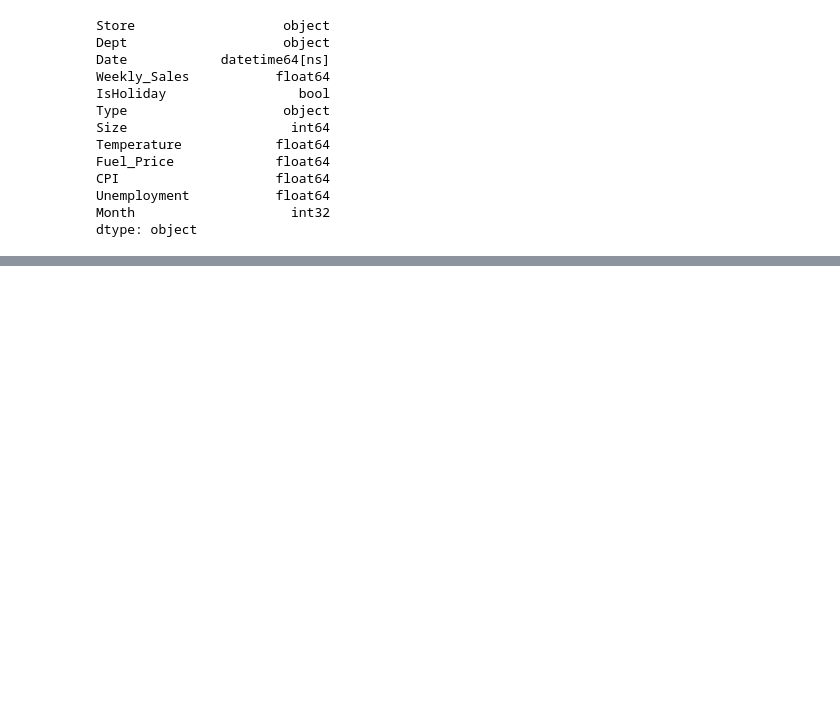
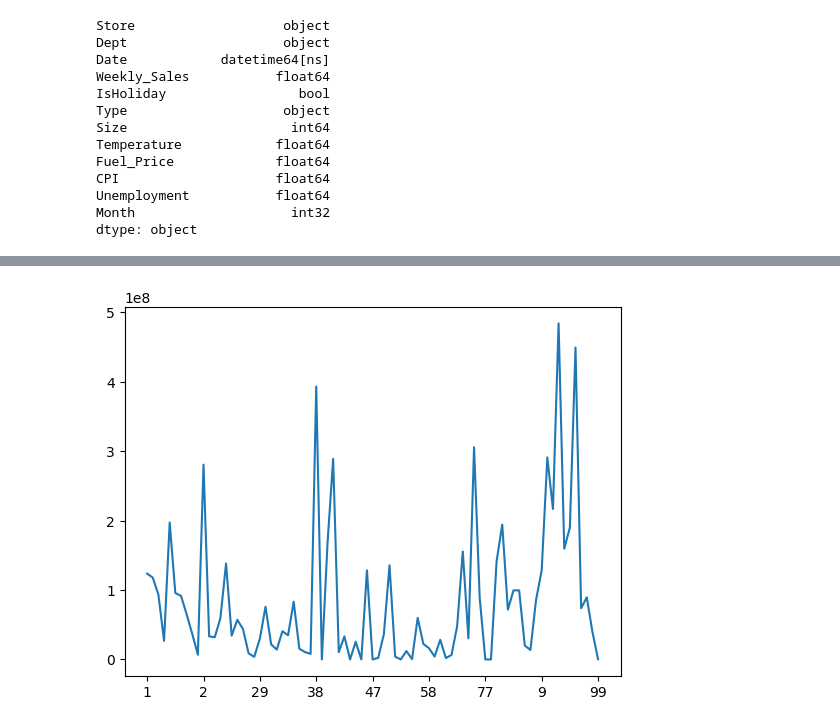
Before and after one commit to Rezashatery/Walmart-Recruiting---Store-Sales-Forecasting, a Jupyter notebook: sales-forecasting.ipynb, the cells around one changed output, grey strips where cells are left out. Cells and saved outputs as stored; diff of their text form; code cells hidden in the pictures; blank space fills up the shorter version.

```diff
--- a/sales-forecasting.ipynb
+++ b/sales-forecasting.ipynb
@@ -148,0 +210,7 @@ dtype: object
+# %%
+data1=df.groupby('Dept')['Weekly_Sales'].sum()
+data1.plot()
+plt.xlabel(None)
+plt.show()
+# %% [output]
+[figure, added]
```
Also changed, not shown: parts of 5 cells of this notebook.
